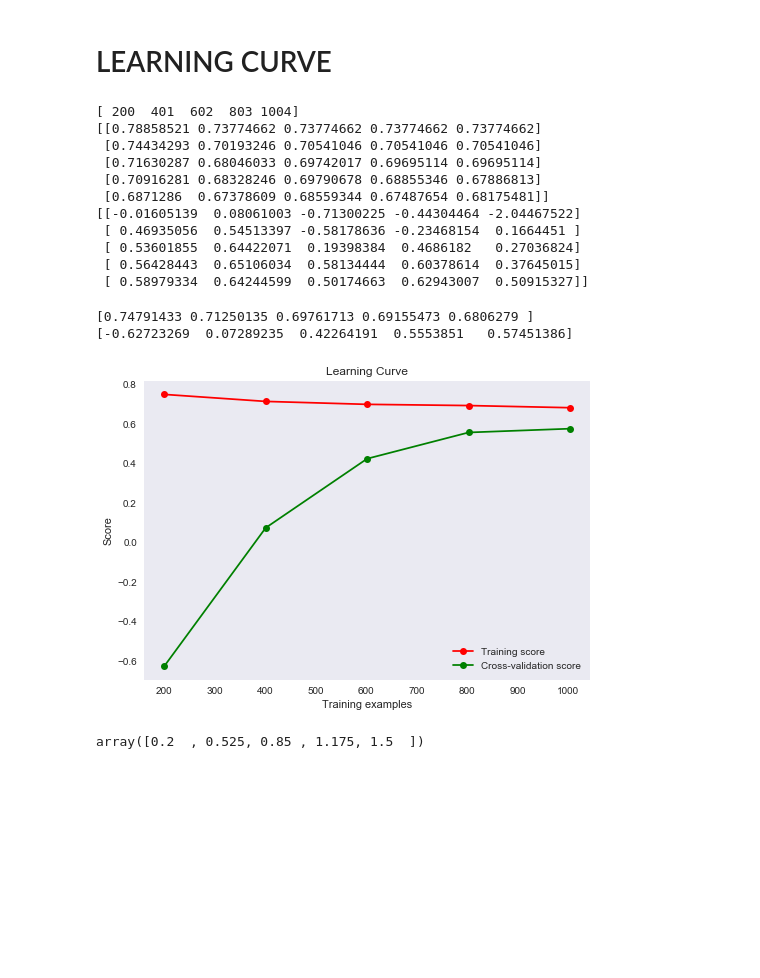
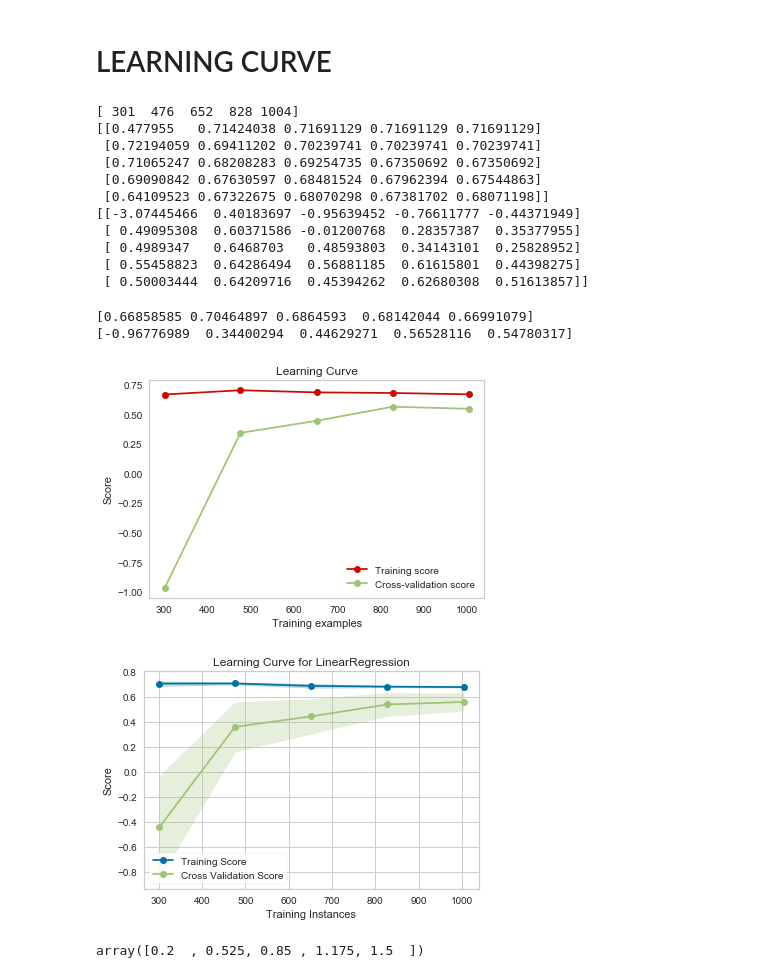
Before and after one commit to rajnishe/ML_Share_Doc, a Jupyter notebook: Code/LinearRegression/LR_Practice/HousePricingData/LinearPredictionKaggle.ipynb, the cells around one changed output. Saved outputs shown, nothing was run; the diff lists cells and outputs as text; code cells hidden in the pictures; blank space fills up the shorter version.

Commit message:
updating linear regression

```diff
--- a/Code/LinearRegression/LR_Practice/HousePricingData/LinearPredictionKaggle.ipynb
+++ b/Code/LinearRegression/LR_Practice/HousePricingData/LinearPredictionKaggle.ipynb
@@ -11 +222,3 @@ trainData = pd.read_csv("train.csv")
+# %%
+trainData['PoolQC'].fillna('NoPOOL',inplace=True)
 # %%
@@ -319,0 +501,9 @@ sns.boxplot(x=trainData['LotFrontage'])
+# %%
+# Finding outlier for LotFrontage
+# Using box plot
+sns.boxplot(x=trainData['LotFrontage'])
+
+# One data point which is greater than 300 is more
+# is one outlier
+# we can consider this data point to remove from dataset
+trainData.drop(trainData[trainData.LotFrontage > 300].index, inplace=True)
@@ -531,8 +731,7 @@ array([1.00000000e-03, 2.78255940e-03, 7.74263683e-03, 2.15443469e-02,
 # %%
 from sklearn.model_selection import validation_curve
 
-train_scores, valid_scores =
-validation_curve(Ridge(), X_train_poly_out, Y_train_Out, "alpha",
+train_scores, valid_scores = validation_curve(Ridge(), X_train_poly_out, Y_train_Out, "alpha",
                                                np.logspace(-7, 3, 3),
                                                cv=5)
 
@@ -601,11 +804,11 @@ plt.show()
 from sklearn.model_selection import learning_curve
 
 train_sizes, train_scores, test_scores = learning_curve(poly_regression_model_out
+                                                        ,y = Y_train_Out
                                                         ,X = X_train_poly_out
-                                                        , y = Y_train_Out
                                                         ,cv =5
                                                         ,scoring = 'r2'
-                                                        ,train_sizes = np.linspace(0.2, 1.0, num=5)
+                                                        ,train_sizes = np.linspace(0.3, 1.0, num=5)
                                                         #,train_sizes =[200,400,600,800,1000]
                                                        )
 #neg_mean_squared_error
@@ -614,45 +817,46 @@ print(train_sizes)
 print(train_scores)
 print(test_scores)
 # %% [output]
-[ 200  401  602  803 1004]
-[[0.78858521 0.73774662 0.73774662 0.73774662 0.73774662]
- [0.74434293 0.70193246 0.70541046 0.70541046 0.70541046]
- [0.71630287 0.68046033 0.69742017 0.69695114 0.69695114]
- [0.70916281 0.68328246 0.69790678 0.68855346 0.67886813]
- [0.6871286  0.67378609 0.68559344 0.67487654 0.68175481]]
-[[-0.01605139  0.08061003 -0.71300225 -0.44304464 -2.04467522]
- [ 0.46935056  0.54513397 -0.58178636 -0.23468154  0.1664451 ]
- [ 0.53601855  0.64422071  0.19398384  0.4686182   0.27036824]
- [ 0.56428443  0.65106034  0.58134444  0.60378614  0.37645015]
- [ 0.58979334  0.64244599  0.50174663  0.62943007  0.50915327]]
+[ 301  476  652  828 1004]
+[[0.477955   0.71424038 0.71691129 0.71691129 0.71691129]
+ [0.72194059 0.69411202 0.70239741 0.70239741 0.70239741]
+ [0.71065247 0.68208283 0.69254735 0.67350692 0.67350692]
+ [0.69090842 0.67630597 0.68481524 0.67962394 0.67544863]
+ [0.64109523 0.67322675 0.68070298 0.67381702 0.68071198]]
+[[-3.07445466  0.40183697 -0.95639452 -0.76611777 -0.44371949]
+ [ 0.49095308  0.60371586 -0.01200768  0.28357387  0.35377955]
+ [ 0.4989347   0.6468703   0.48593803  0.34143101  0.25828952]
+ [ 0.55458823  0.64286494  0.56881185  0.61615801  0.44398275]
+ [ 0.50003444  0.64209716  0.45394262  0.62680308  0.51613857]]
 # %%
     plt.figure()
-    ylim=None
+    #ylim=None
+    plt.ylim = (-1,1)
     plt.title('Learning Curve')
-    if ylim is not None:
-        plt.ylim(*ylim)
+    #if ylim is not None:
+     #   plt.ylim(*ylim)
     plt.xlabel("Training examples")
     plt.ylabel("Score")
 
     train_scores_mean = np.mean(train_scores, axis=1)
     train_scores_std = np.std(train_scores, axis=1)
     test_scores_mean = np.mean(test_scores, axis=1)
     test_scores_std = np.std(test_scores, axis=1)
     plt.grid()
 
     #plt.fill_between(train_sizes, train_scores_mean - train_scores_std,
      #                train_scores_mean + train_scores_std, alpha=0.1,
       #               color="r")
     #plt.fill_between(train_sizes, test_scores_mean - test_scores_std,
      #                test_scores_mean + test_scores_std, alpha=0.1, color="g")
     print(train_scores_mean)
     print(test_scores_mean)
     plt.plot(train_sizes, train_scores_mean, 'o-', color="r", label="Training score")
     plt.plot(train_sizes, test_scores_mean, 'o-', color="g",  label="Cross-validation score")
 
     plt.legend(loc="best")
     plt.show()
 # %% [output]
-[0.74791433 0.71250135 0.69761713 0.69155473 0.6806279 ]
-[-0.62723269  0.07289235  0.42264191  0.5553851   0.57451386]
+[0.66858585 0.70464897 0.6864593  0.68142044 0.66991079]
+[-0.96776989  0.34400294  0.44629271  0.56528116  0.54780317]
-[figure, old version]
+[figure, new version]
@@ -659,3 +867,16 @@ print(test_scores)
+# %%
+from yellowbrick.model_selection import LearningCurve
+#poly_regression_model_out.score(X = X_train_poly_out, y = Y_train_Out)
+viz = LearningCurve(
+    poly_regression_model_out, cv = cv, train_sizes=np.linspace(0.3, 1.0, num=5),
+    scoring='r2', n_jobs=4
+)
+
+# Fit and poof the visualizer
+viz.fit(X = X_train_poly_out, y = Y_train_Out)
+viz.poof()
+# %% [output]
+[figure, added]
 # %%
 np.linspace(.2, 1.5, num=5)
 # %% [output]
```
Also changed, not shown: parts of 64 cells of this notebook, 8 other files.
